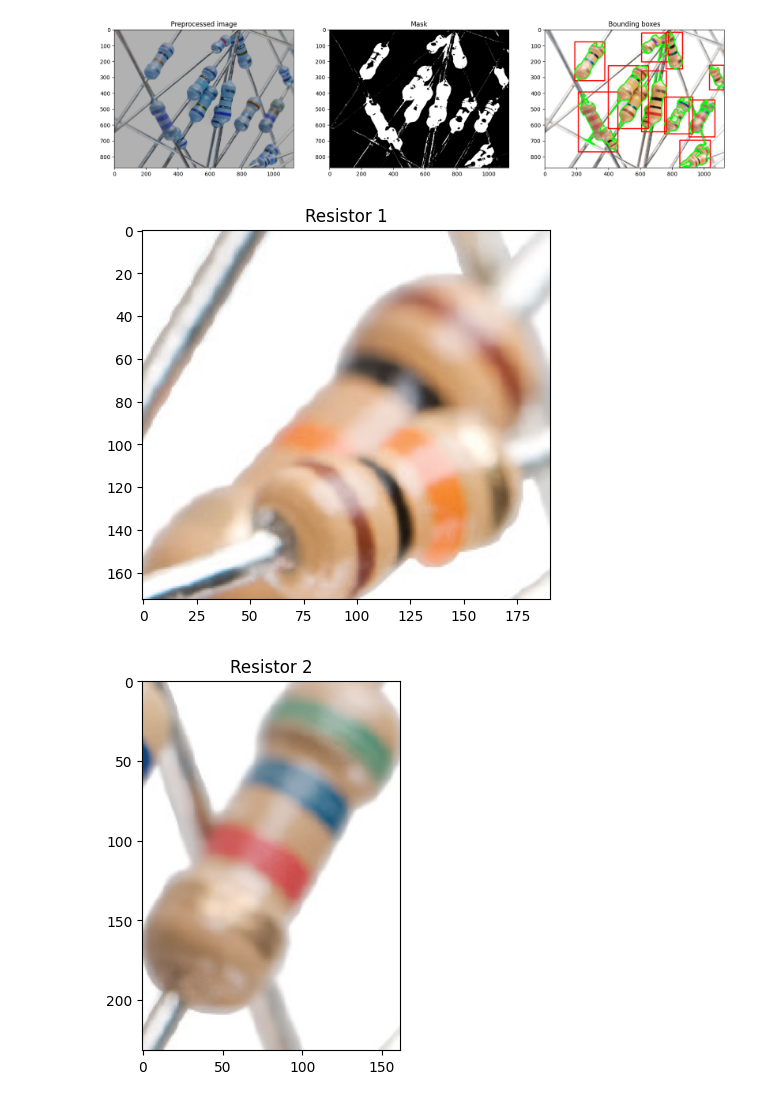
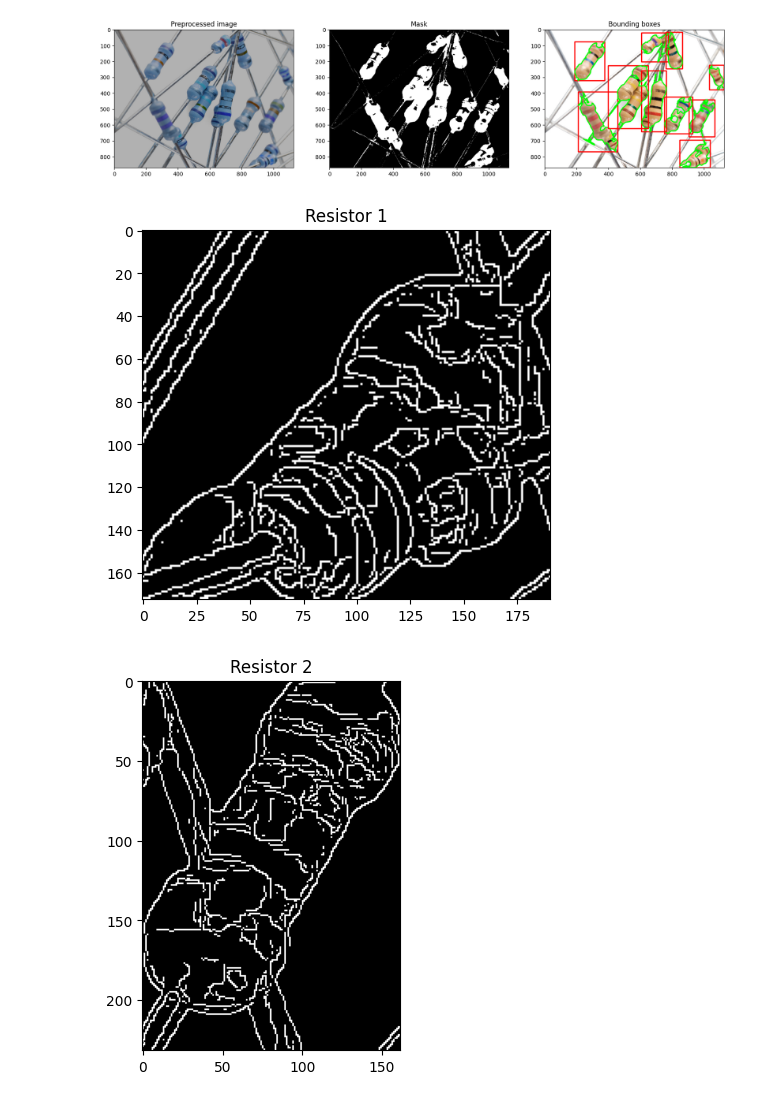
Before and after one commit to Xanonymous-GitHub/cs933-lab, a Jupyter notebook: practical_assignment/part-1.ipynb, the cells around one changed output. Saved outputs shown, nothing was run; the diff lists cells and outputs as text; code cells hidden in the pictures.

```diff
--- a/practical_assignment/part-1.ipynb
+++ b/practical_assignment/part-1.ipynb
@@ -71,6 +69,6 @@ find_resistor_single_components(3)
 # %%
 # Note that using opencv to read the image will result in BGR format
-origin_r3 = cv2.imread('data_dir/RESISTORS/RESISTORS-3.png')
+origin_r3 = cv2.imread(f'{db.resistor_dir}/RESISTORS-3.png')
 r3 = origin_r3.copy()
 
 beige_bgr = (117, 174, 220)
@@ -197,11 +195,13 @@ plt.show()
 # %%
 # Show each resistor in a separate image
 for i, cnt in enumerate(filtered_contours):
     x, y, w, h = cv2.boundingRect(cnt)
     resistor = origin_r3[y:y + h, x:x + w]
-    plt.imshow(cv2.cvtColor(resistor, cv2.COLOR_BGR2RGB))
+    edges = cv2.Canny(resistor, 19, 50, apertureSize=3, L2gradient=True)
+
+    plt.imshow(edges, cmap='gray')
     plt.title(f'Resistor {i + 1}')
     plt.show()
 # %% [output]
-[figure, old version]
+[figure, new version]
-[figure, old version]
+[figure, new version]
```
Also changed, not shown: parts of 3 cells of this notebook.
